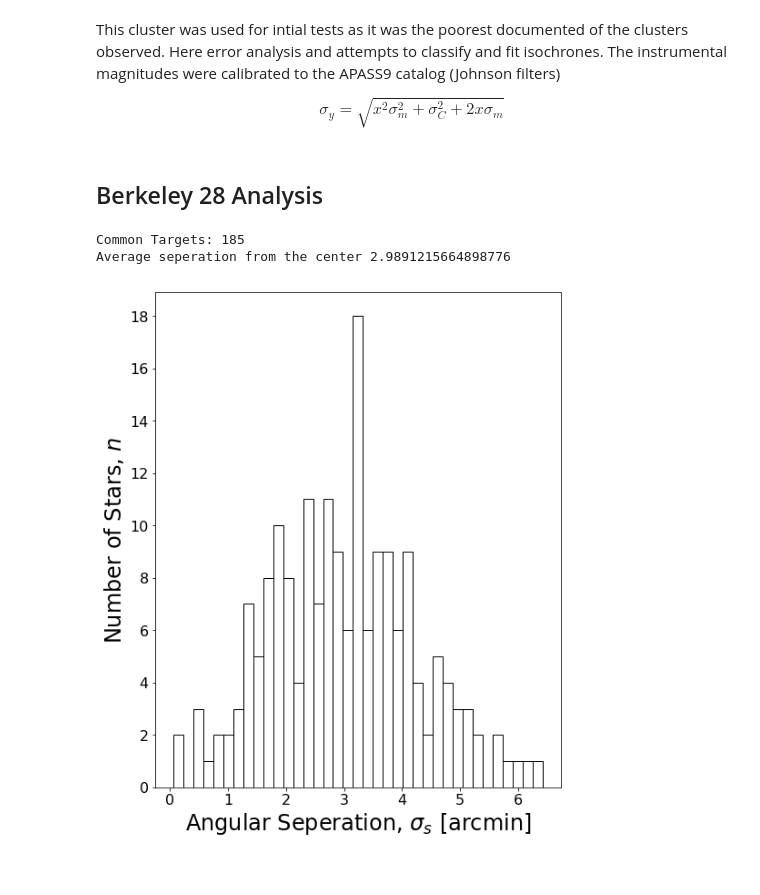
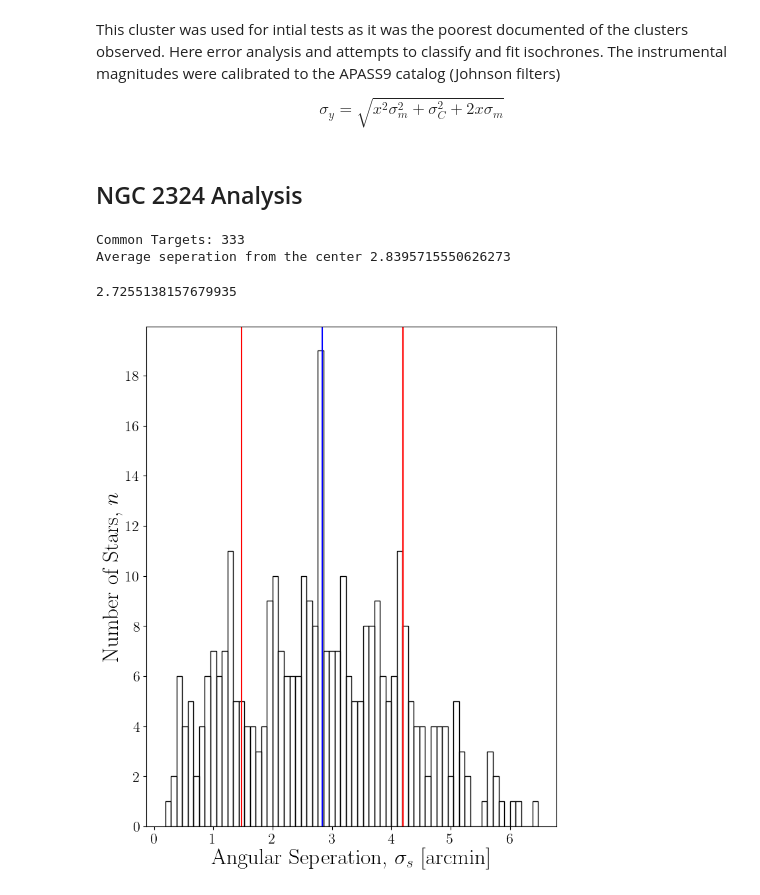
Before and after one commit to OwenJohnsons/Final_Year_Project, a Jupyter notebook: Code/classification.ipynb, the cells around one changed output. Saved outputs shown, nothing was run; the diff lists cells and outputs as text; code cells hidden in the pictures.

```diff
--- a/Code/classification.ipynb
+++ b/Code/classification.ipynb
@@ -169,9 +165,9 @@ $$ \sigma_y =  \sqrt{ x^2 \sigma^2_m + \sigma^2_C + 2x \sigma_m} $$
 def covariance_propagation(x, slope_err, const_err):
     return np.sqrt(x**2*slope_err**2 + const_err**2) #+ 2*x*slope_err)
 # %% [markdown]
-## Berkeley 28 Analysis
+## NGC 2324 Analysis
 # %%
-mag_V, mag_B, snr_B, snr_V, sources_V, sources_B, seperation = unifi_steps('astrometric_obs_data/Berkeley28_V_wcs.fits', 'astrometric_obs_data/Berkeley28_B_wcs.fits', 2)
+mag_V, mag_B, snr_B, snr_V, sources_V, sources_B, seperation = unifi_steps('astrometric_obs_data/NGC2324_V_wcs.fits', 'astrometric_obs_data/NGC2324_B_wcs.fits', 2)
 
 mag_Bc = lin_func(mag_B, mag_params['slope'][0], mag_params['constant'][0])
 mag_Vc = lin_func(mag_V, mag_params['slope'][1], mag_params['constant'][1])
@@ -186,14 +182,18 @@ data.to_csv('calibrated_mags/berkeley28.csv')
 
 print('Average seperation from the center', seperation.mean()*60)
 # %% [output]
-Common Targets: 185
-Average seperation from the center 2.9891215664898776
+Common Targets: 333
+Average seperation from the center 2.8395715550626273
 # %%
 ax = plt.figure(figsize=(8, 10)).gca()
 plt.hist(seperation*60, bins = int(len(sources_V)*0.2), facecolor = 'None', edgecolor = 'k')
+plt.axvline(seperation.mean()*60, color = 'blue')
+plt.axvline(seperation.mean()*60 + seperation.std()*60, color = 'red'); plt.axvline(seperation.mean()*60 - seperation.std()*60, color = 'red')
 plt.xlabel('Angular Seperation, $\sigma_s$ [arcmin]', fontsize = 24); plt.ylabel('Number of Stars, $n$', fontsize = 24)
 ax.yaxis.set_major_locator(MaxNLocator(integer=True))
+print(seperation.std()*2*60)
 # %% [output]
+2.7255138157679935
-[figure, old version]
+[figure, new version]
 # %%
 cmd_data = np.transpose(np.array([mag_Vc, (mag_Bc - mag_Vc)]))
```
Also changed, not shown: parts of 8 cells of this notebook, 8 other files.
